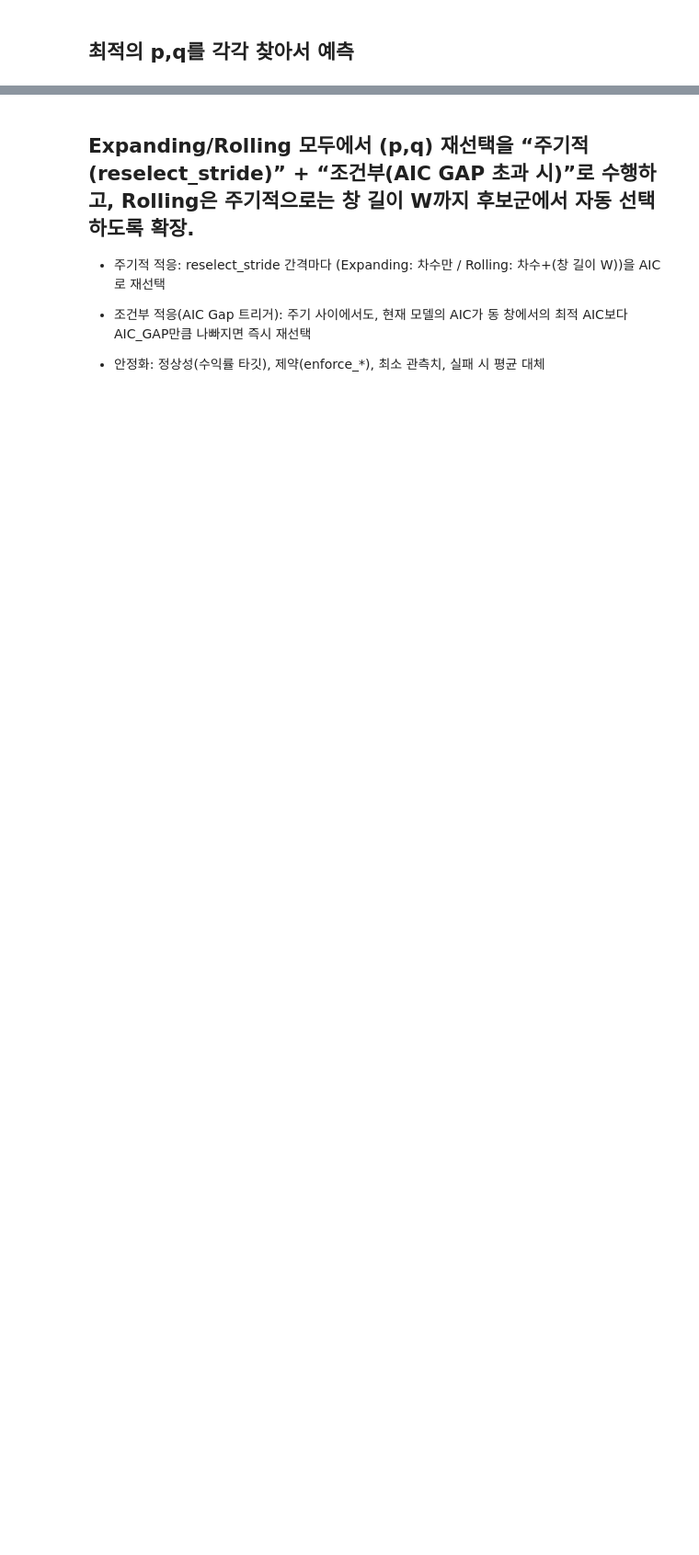
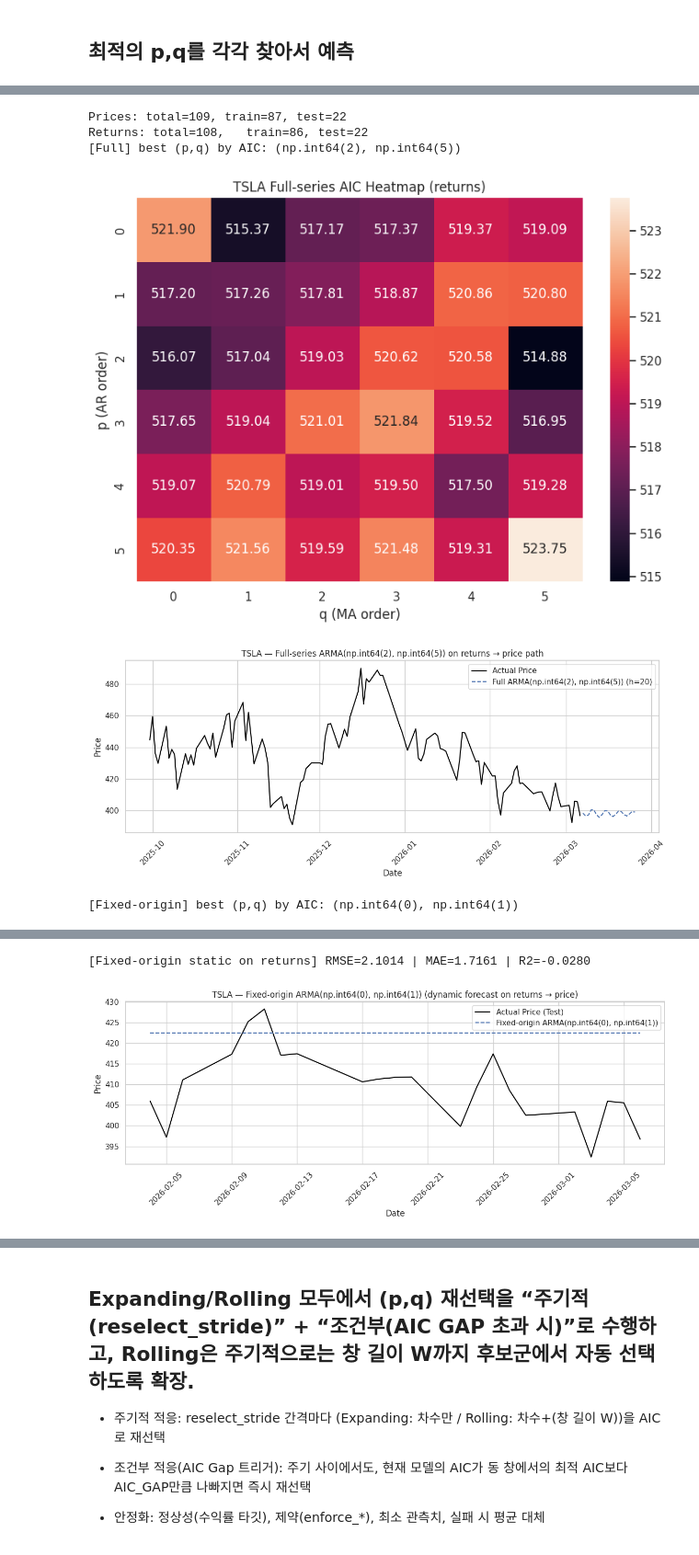
Before and after one commit to nhjung-phd/TimeSeriesAnalysis, a Jupyter notebook: notebooks/03_ARMA_forecasting.ipynb, the cells around one changed output, grey strips where cells are left out. Shown at 92% size. Cells and saved outputs as stored; diff of their text form; code cells hidden in the pictures; blank space fills up the shorter version.

```diff
--- a/notebooks/03_ARMA_forecasting.ipynb
+++ b/notebooks/03_ARMA_forecasting.ipynb
@@ -135,7 +189,7 @@ from statsmodels.tsa.arima.model import ARIMA
 from sklearn.metrics import mean_squared_error, r2_score
 
 # 📌 1️⃣ 테슬라(TSLA) 주가 데이터 다운로드 (최근 2년치)
-df = yf.download("TSLA", start="2022-01-01", end="2025-09-30")
+df = yf.download("TSLA", start="2022-01-01", end="2025-09-30", auto_adjust=True, progress=False)
 
 # 데이터프레임 변환
 df = df.reset_index()
@@ -590,10 +857,10 @@ warnings.filterwarnings("ignore", message="convergence")
 
 # ==================== 데이터 로드 ====================
 symbol     = "TSLA"
-start_date = "2022-01-01"
-end_date   = "2025-09-30"   # 필요 시 조정
+start_date = "2025-09-30"
+end_date   = "2026-03-30"   # 필요 시 조정
 
-px = yf.download(symbol, start=start_date, end=end_date).reset_index()
+px = yf.download(symbol, start=start_date, end=end_date, auto_adjust=True, progress=False).reset_index()
 px = px[["Date", "Close"]].dropna().copy()
 px["Date"] = pd.to_datetime(px["Date"])
 
@@ -778,30 +1045,37 @@ print(f"[Expanding window on returns] RMSE={rmse_d:.4f} | MAE={mae_d:.4f} | R2={
 
 px_pred_exp = to_price_path(p0_test, ret_pred_exp)
 plt.figure()
 plt.plot(dates_test, px_test["Close"].to_numpy(), label="Actual Price (Test)", color="black")
 plt.plot(dates_test, px_pred_exp, label=f"Expanding ARMA (AIC, stride={reselect_stride})", linestyle="--")
 plt.title(f"{symbol} — Expanding-window ARMA(AIC-selected) on returns → price")
 plt.xlabel("Date"); plt.ylabel("Price"); plt.xticks(rotation=45); plt.legend(); plt.tight_layout(); plt.show()
 
 # ==================== 요약(수익률 기준 지표) & 오버레이 ====================
 summary = pd.DataFrame({
     "Method": [
         f"Fixed-origin ARMA{best_fix}",
         f"Rolling ARMA (AIC, W={W}, stride={reselect_stride})",
         f"Expanding ARMA (AIC, stride={reselect_stride})"
     ],
     "RMSE(ret)": [rmse_b, rmse_c, rmse_d],
     "MAE(ret)":  [mae_b,  mae_c,  mae_d],
     "R2(ret)":   [r2_b,   r2_c,   r2_d]
 })
 print("\n=== Summary on Returns (lower is better, R2→1) ===")
 display(summary.sort_values("RMSE(ret)"))
 
 plt.figure()
 plt.plot(dates_test, px_test["Close"].to_numpy(), label="Actual Price (Test)", color="black", linewidth=1.5)
 plt.plot(dates_test, to_price_path(p0_test, ret_pred_static), label="Fixed-origin", linestyle="--")
 plt.plot(dates_test, px_pred_roll,   label="Rolling",     linestyle=":")
 plt.plot(dates_test, px_pred_exp,    label="Expanding",   linestyle="-.")
 plt.title(f"{symbol} — Price overlay of 3 evaluation strategies (ARMA on returns, AIC-selected)")
 plt.xlabel("Date"); plt.ylabel("Price")
 plt.xticks(rotation=45); plt.legend(); plt.tight_layout(); plt.show()
+# %% [output]
+Prices: total=109, train=87, test=22
+Returns: total=108,   train=86, test=22
+[Full] best (p,q) by AIC: (np.int64(2), np.int64(5))
+[figure, added]
+[figure, added]
+[Fixed-origin] best (p,q) by AIC: (np.int64(0), np.int64(1))
@@ -807,0 +1083,2 @@ plt.xticks(rotation=45); plt.legend(); plt.tight_layout(); plt.show()
+[Fixed-origin static on returns] RMSE=2.1014 | MAE=1.7161 | R2=-0.0280
+[figure, added]
```
Also changed, not shown: parts of 26 cells of this notebook.
